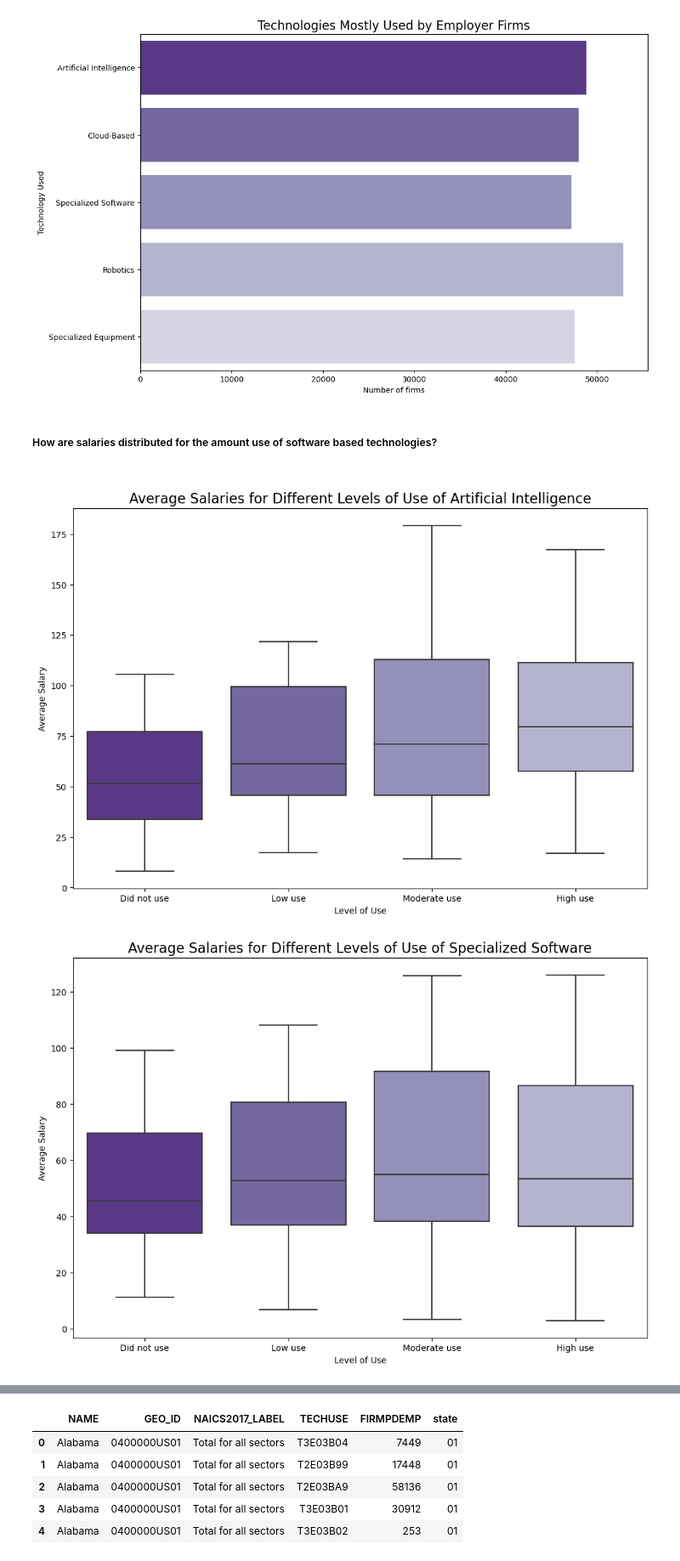
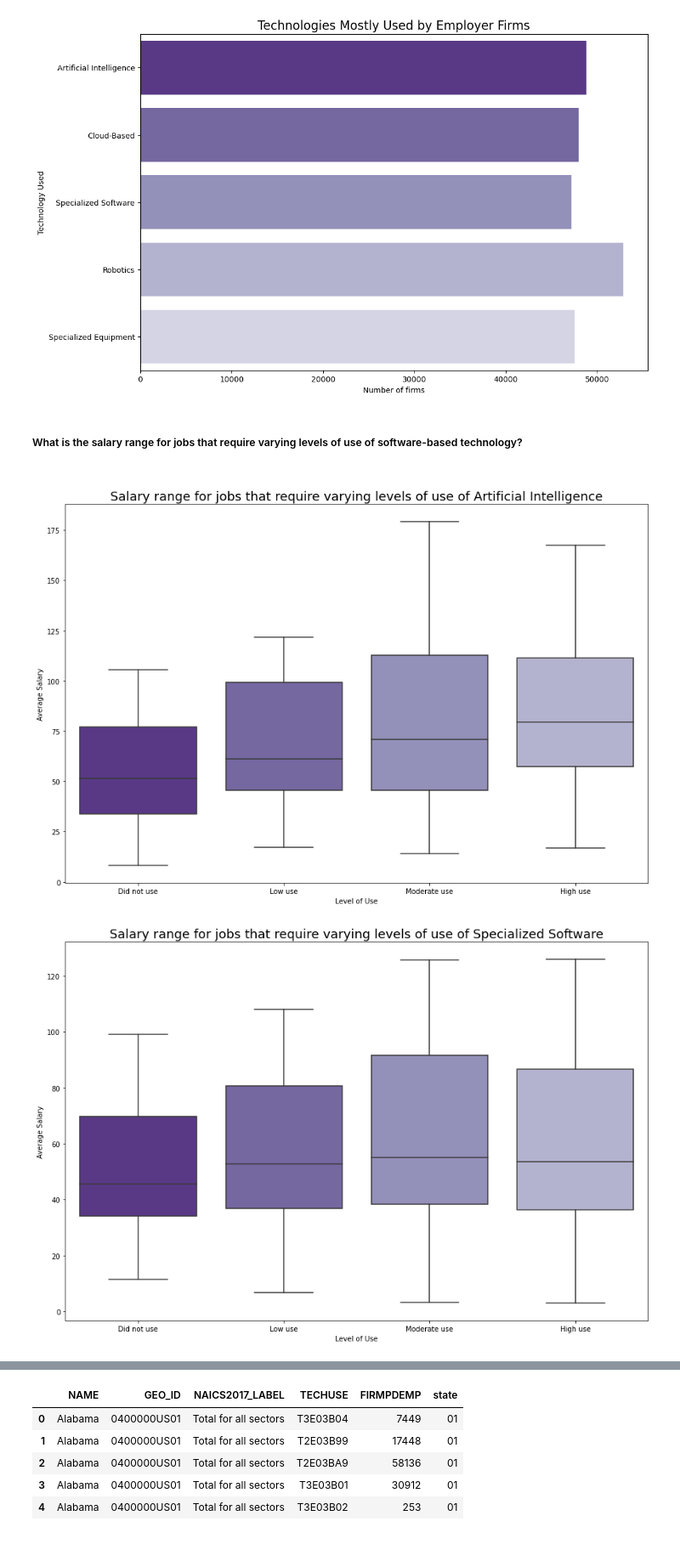
Before and after one commit to FinnMcSweeney/asmt-08-group1, a Jupyter notebook: asmt-08.ipynb, the cells around one changed output, grey strips where cells are left out. Shown at 85% size. Drawn from its saved outputs; the diff is of its cells as text; code cells hidden in the pictures.

```diff
--- a/asmt-08.ipynb
+++ b/asmt-08.ipynb
@@ -720,19 +727,19 @@ plt.show()
 # %% [output]
 [figure]
 # %% [markdown]
-<h5>How are salaries distributed for the amount use of software based technologies?<h5>
+<h5>What is the salary range for jobs that require varying levels of use of software-based technology?<h5>
 # %%
-plt.figure(figsize=(12,8))
+plt.figure(figsize=(15,10))
 sns.set_palette(palette= 'Purples_r')
 ai_plot= sns.boxplot(x='Level of Use', y='Average Salary', data= ai, order=['Did not use','Low use','Moderate use','High use'])
-plt.title('Average Salaries for Different Levels of Use of Artificial Intelligence', size= 16);
+plt.title('Salary range for jobs that require varying levels of use of Artificial Intelligence', size= 18);
 # %% [output]
-[figure, old version]
+[figure, new version]
 # %%
-plt.figure(figsize=(12,8))
+plt.figure(figsize=(15,10))
 sns.set_palette(palette= 'Purples_r')
 software_plot= sns.boxplot(x='Level of Use', y='Average Salary', data=software, order=['Did not use','Low use','Moderate use','High use'])
-plt.title('Average Salaries for Different Levels of Use of Specialized Software', size= 16);
+plt.title('Salary range for jobs that require varying levels of use of Specialized Software', size= 18);
 # %% [output]
-[figure, old version]
+[figure, new version]
 # %%
```
Also changed, not shown: parts of 14 cells of this notebook.
